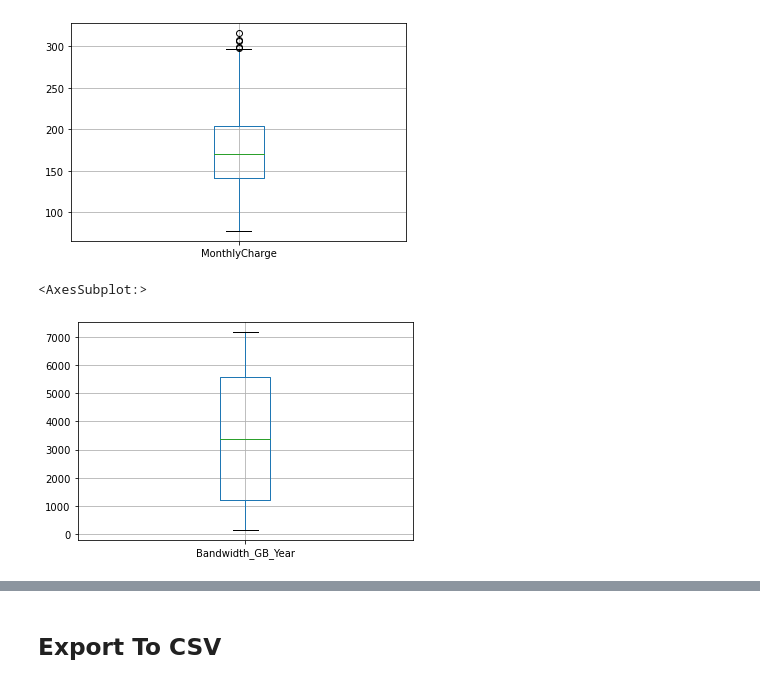
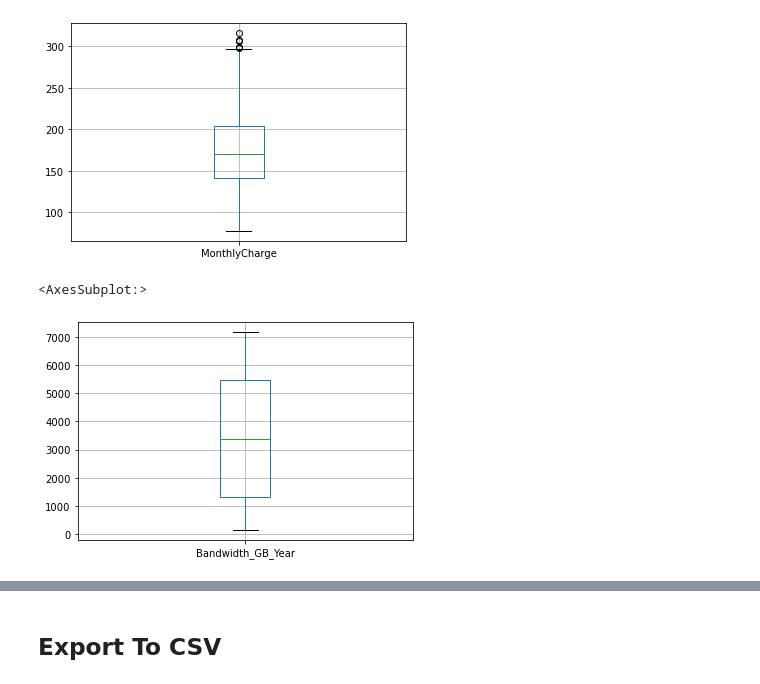
Before and after one commit to mattblasa/Data_Cleaning-D206, a Jupyter notebook: Blasa_Data_Cleaning.ipynb, the cells around one changed output, grey strips where cells are left out. Drawn from its saved outputs; the diff is of its cells as text; code cells hidden in the pictures.

```diff
--- a/Blasa_Data_Cleaning.ipynb
+++ b/Blasa_Data_Cleaning.ipynb
@@ -400,7 +406,7 @@ clean_df2.boxplot(['MonthlyCharge'])
 <AxesSubplot:>
 [figure]
 # %%
-clean_df2.boxplot(['Bandwidth_GB_Year'])
+clean_df3.boxplot(['Bandwidth_GB_Year'])
 # %% [output]
 <AxesSubplot:>
-[figure, old version]
+[figure, new version]
```
Also changed, not shown: parts of 19 cells of this notebook, 2 other files.
